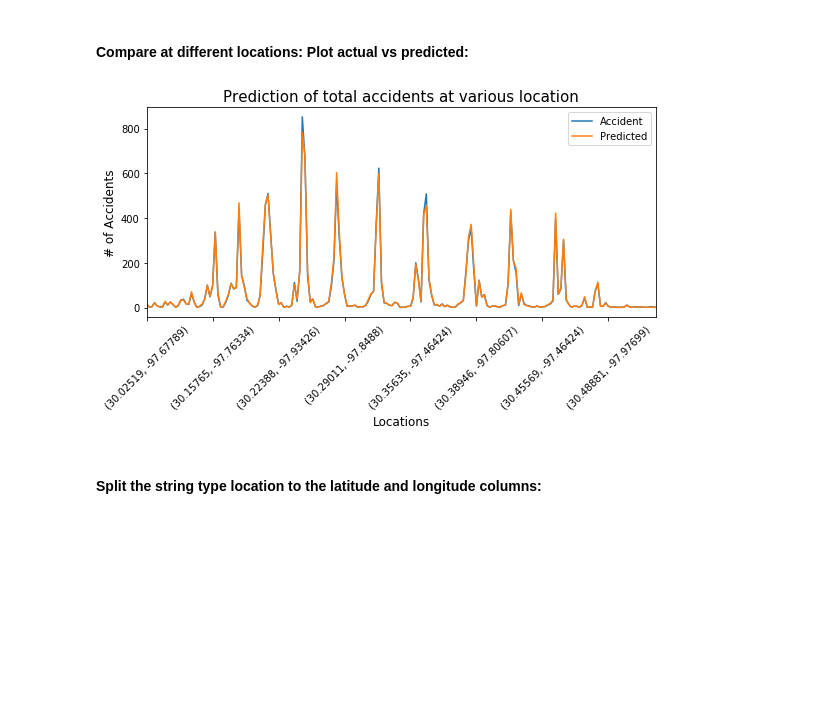
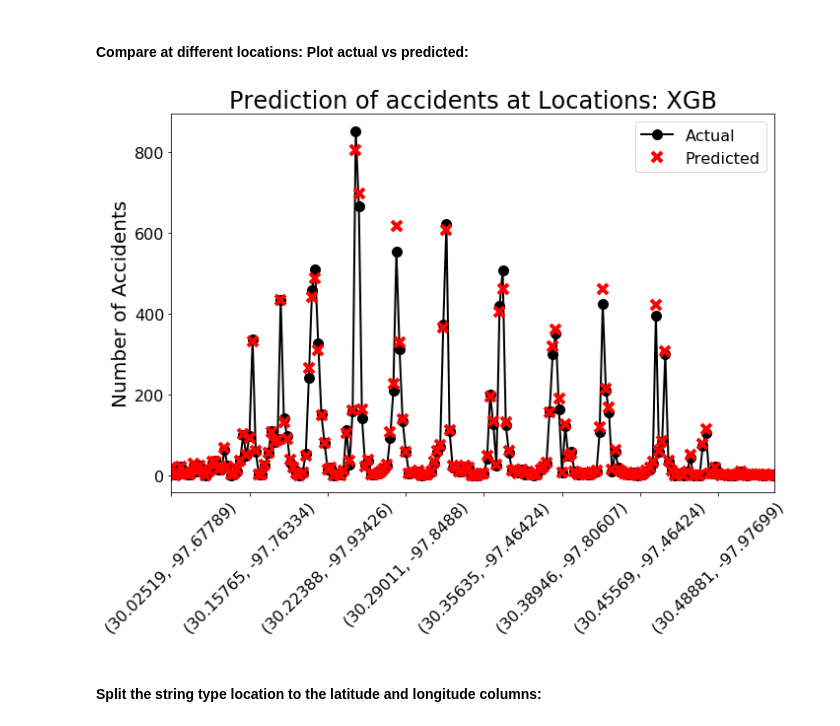
Before and after one commit to rameshadhikari1/Project1, a Jupyter notebook: datafiles/time_series_and_predictive_machine_learning_project1.ipynb, the cells around one changed output. Saved outputs shown, nothing was run; the diff lists cells and outputs as text; code cells hidden in the pictures; blank space fills up the shorter version.

```diff
--- a/datafiles/time_series_and_predictive_machine_learning_project1.ipynb
+++ b/datafiles/time_series_and_predictive_machine_learning_project1.ipynb
@@ -932,16 +968,30 @@ Perfomance of XGB over RF model for prediction of locationwise total accident(MA
 # %% [markdown]
 #### Compare at different locations: Plot actual vs predicted:
 # %%
-fig, ax = plt.subplots(figsize=(8, 5))
-TP_Loc.plot(ax=ax)
-plt.xticks(rotation=45)
-plt.ylabel('# of Accidents', fontsize=12)
-plt.xlabel('Locations', fontsize=12)
-plt.title('Prediction of total accidents at various location', fontsize=15)
+fig, ax = plt.subplots(figsize=(10, 8))
+TP_Loc['Accident'].plot(label='Actual',
+                       marker='o',
+                       markersize=10,
+                       linewidth=2,
+                       color='k',
+                       ax=ax)
+TP_Loc['Predicted'].plot(label='Predicted',
+                        marker='x',
+                        markersize=10,
+                        markeredgewidth=4,
+                        linewidth=0,
+                        ax=ax,
+                        color='r')
+plt.xticks(rotation=45, fontsize=16)
+plt.yticks(fontsize=16)
+plt.legend(fontsize=16)
+plt.xlabel('')
+plt.ylabel('Number of Accidents', fontsize=20)
+plt.title('Prediction of accidents at Locations: XGB', fontsize=24)
 plt.tight_layout()
-plt.savefig('xgb_location_accident.pdf')
+plt.savefig('xgb_location_accidents.pdf')
 # %% [output]
-[figure, old version]
+[figure, new version]
 # %% [markdown]
 #### Split the string type location to the latitude and longitude columns:
 # %%
```
Also changed, not shown: parts of 29 cells of this notebook, 1 other file.
